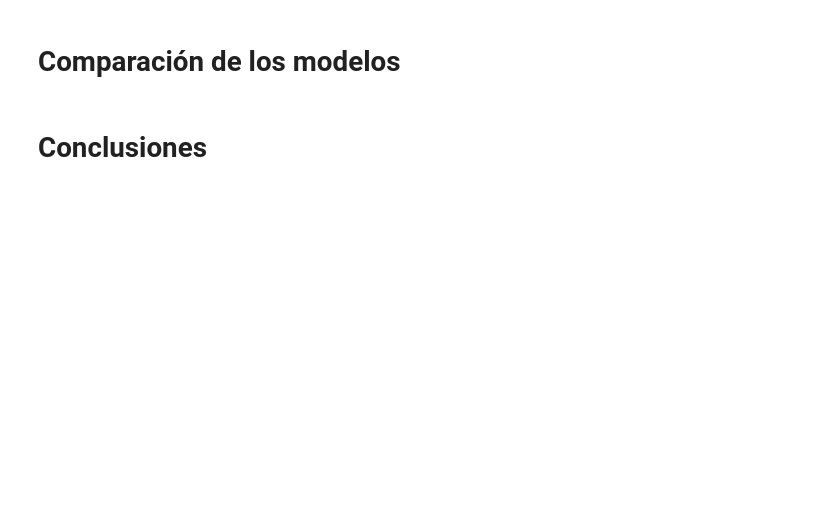
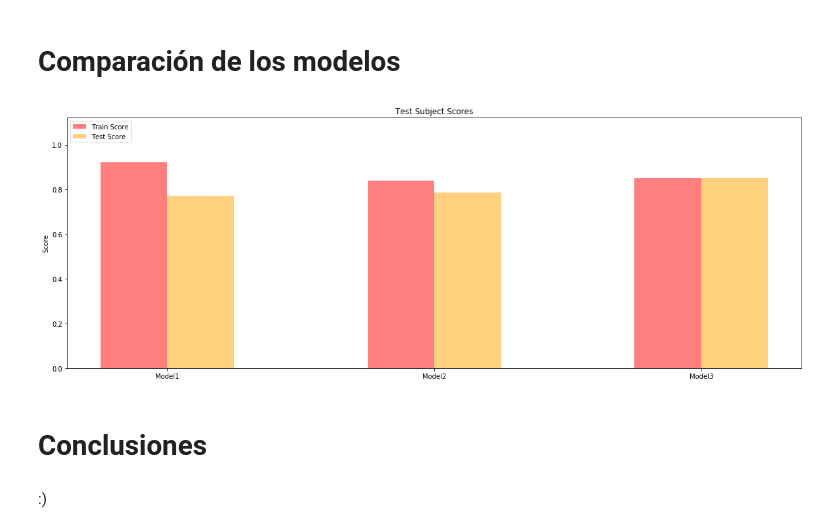
Before and after one commit to Rajahn/Heart-Desease, a Jupyter notebook: AHeartDisease.ipynb, the cells around one changed output. Cells and saved outputs as stored; diff of their text form; code cells hidden in the pictures; blank space fills up the shorter version.

```diff
--- a/AHeartDisease.ipynb
+++ b/AHeartDisease.ipynb
@@ -672,4 +628,56 @@ for layer in network.layers:
 # %% [markdown]
 # Comparación de los modelos
+# %%
+raw_data = {'Modelo': ['Model1', 'Model2', 'Model3'],
+        'Train Score': [model1.score(trainX, trainY), model2.score(trainX, trainY), model3.score(trainXX, trainY)],
+        'Test Score': [model1.score(testX, testY), model2.score(testX, testY), model3.score(testXX, testY)]}
+
+df = pd.DataFrame(raw_data, columns = ['Modelo', 'Train Score', 'Test Score'])
+# Setting the positions and width for the bars
+pos = list(range(len(df['Train Score'])))
+width = 0.25
+
+# Plotting the bars
+fig, ax = plt.subplots(figsize=(20,7))
+
+# Create a bar with pre_score data,
+
+plt.bar(pos,
+        df['Train Score'],
+        width,
+        alpha=0.5,
+        color='red',
+        label=df['Modelo'][0])
+
+plt.bar([p + width for p in pos],
+        df['Test Score'],
+        width,
+        alpha=0.5,
+        color='orange',
+        label=df['Modelo'][1])
+
+# Set the y axis label
+ax.set_ylabel('Score')
+
+# Set the chart's title
+ax.set_title('Test Subject Scores')
+
+# Set the position of the x ticks
+ax.set_xticks([p + 0.5 * width for p in pos])
+
+# Set the labels for the x ticks
+ax.set_xticklabels(df['Modelo'])
+
+# Setting the x-axis and y-axis limits
+plt.ylim([0, max(df['Train Score'] + 0.2)] )
+
+# Adding the legend and showing the plot
+plt.legend(['Train Score', 'Test Score'], loc='upper left')
+# plt.grid()
+plt.show()
+# %% [output]
+[figure, added]
 # %% [markdown]
 # Conclusiones
+# %% [markdown]
+:)
```
Also changed, not shown: parts of 25 cells of this notebook.
